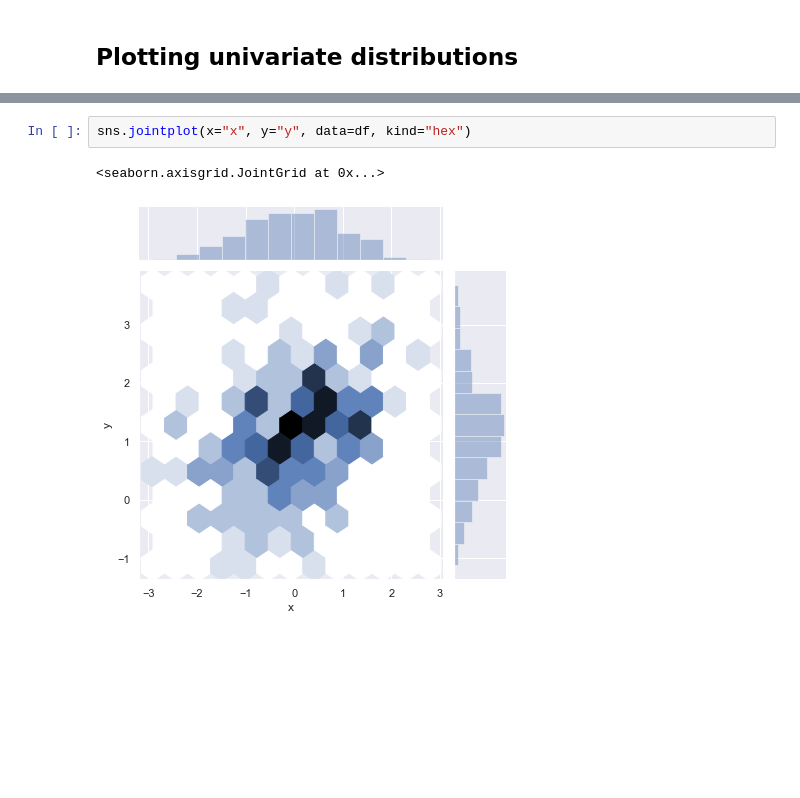
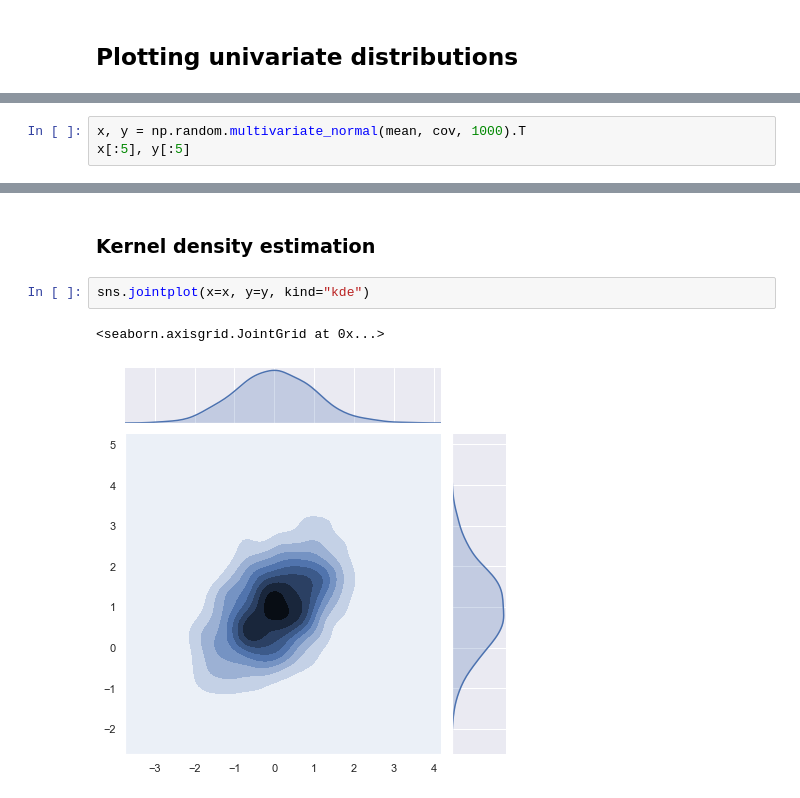
Before and after one commit to corazzon/seaborn-tutorial, a Jupyter notebook: tutorial_distributions.ipynb, the cells around one changed output, grey strips where cells are left out. Drawn from its saved outputs; the diff is of its cells as text; blank space fills up the shorter version.

```diff
--- a/tutorial_distributions.ipynb
+++ b/tutorial_distributions.ipynb
@@ -63,0 +90,3 @@ sns.jointplot(x="x", y="y", data=df)
+# %%
+x, y = np.random.multivariate_normal(mean, cov, 1000).T
+x[:5], y[:5]
@@ -64,5 +101,7 @@ sns.jointplot(x="x", y="y", data=df)
+# %% [markdown]
+### Kernel density estimation
 # %%
-sns.jointplot(x="x", y="y", data=df, kind="hex")
+sns.jointplot(x=x, y=y, kind="kde")
 # %% [output]
 <seaborn.axisgrid.JointGrid at 0x...>
-[figure, old version]
+[figure, new version]
```
Also changed, not shown: parts of 27 cells of this notebook.
